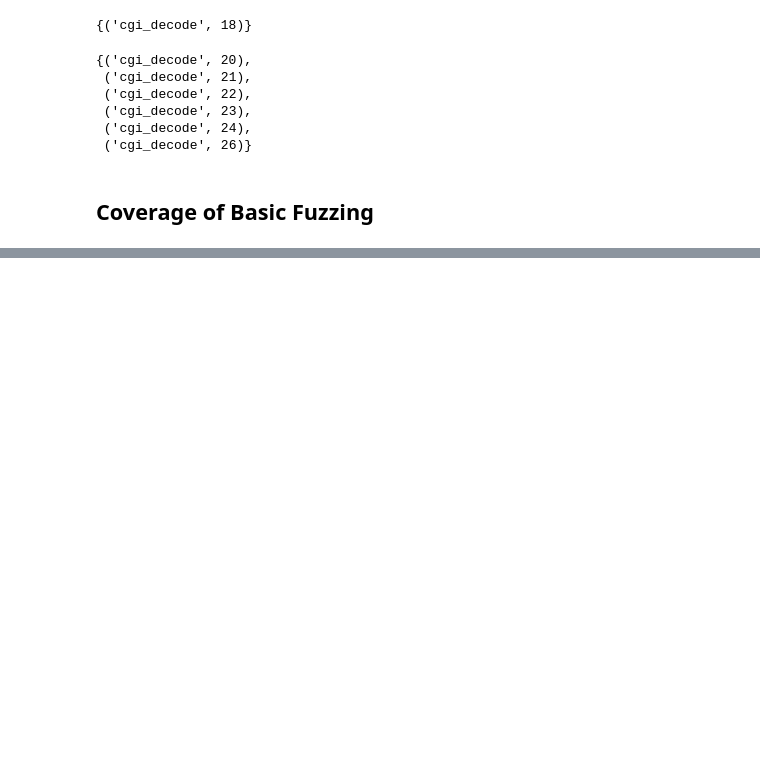
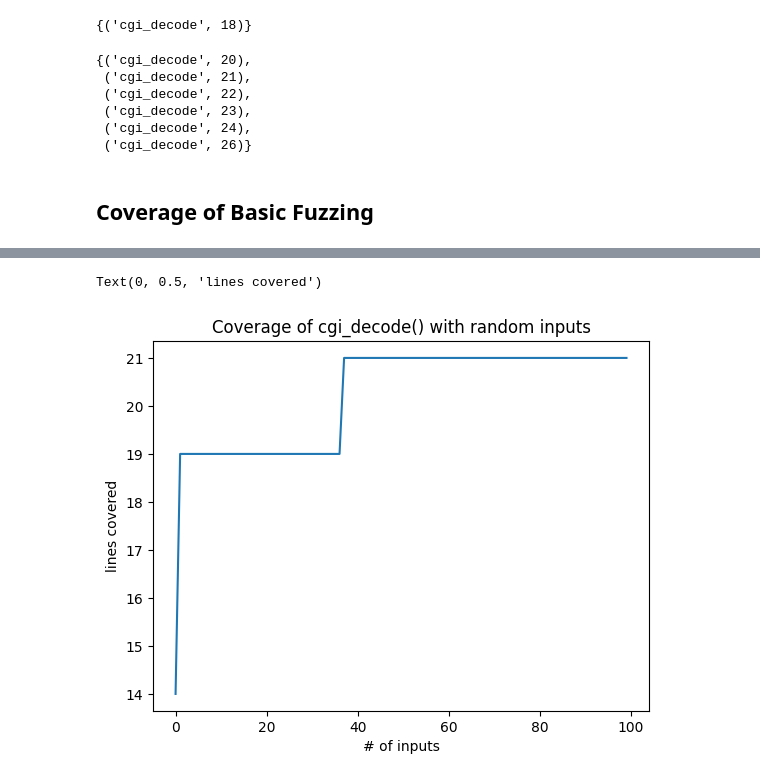
Before and after one commit to 08183080/fuzzing-book-practice, a Jupyter notebook: lexical fuzzer/coverage.ipynb, the cells around one changed output, grey strips where cells are left out. Cells and saved outputs as stored; diff of their text form; code cells hidden in the pictures; blank space fills up the shorter version.

Commit message:
coverage figure

```diff
--- a/lexical fuzzer/coverage.ipynb
+++ b/lexical fuzzer/coverage.ipynb
@@ -291,0 +327,27 @@ How to import python packages from fuzzer.ipynb
+# %%
+trials = 100
+# %%
+def population_coverage(population: List[str], function: Callable) \
+        -> Tuple[Set[Location], List[int]]:
+    cumulative_coverage: List[int] = []
+    all_coverage: Set[Location] = set()
+
+    for s in population:
+        with Coverage() as cov:
+            try:
+                function(s)
+            except:
+                pass
+        all_coverage |= cov.coverage()
+        cumulative_coverage.append(len(all_coverage))
+
+    return all_coverage, cumulative_coverage
+# %%
+def hundred_inputs() -> List[str]:
+    population = []
+    for i in range(trials):
+        population.append(fuzzer())
+    return population
+# %%
+all_coverage, cumulative_coverage = \
+    population_coverage(hundred_inputs(), cgi_decode)
@@ -291,0 +358,8 @@ How to import python packages from fuzzer.ipynb
+# %%
+plt.plot(cumulative_coverage)
+plt.title('Coverage of cgi_decode() with random inputs')
+plt.xlabel('# of inputs')
+plt.ylabel('lines covered')
+# %% [output]
+Text(0, 0.5, 'lines covered')
+[figure, added]
```
Also changed, not shown: parts of 13 cells of this notebook, 1 other file.
